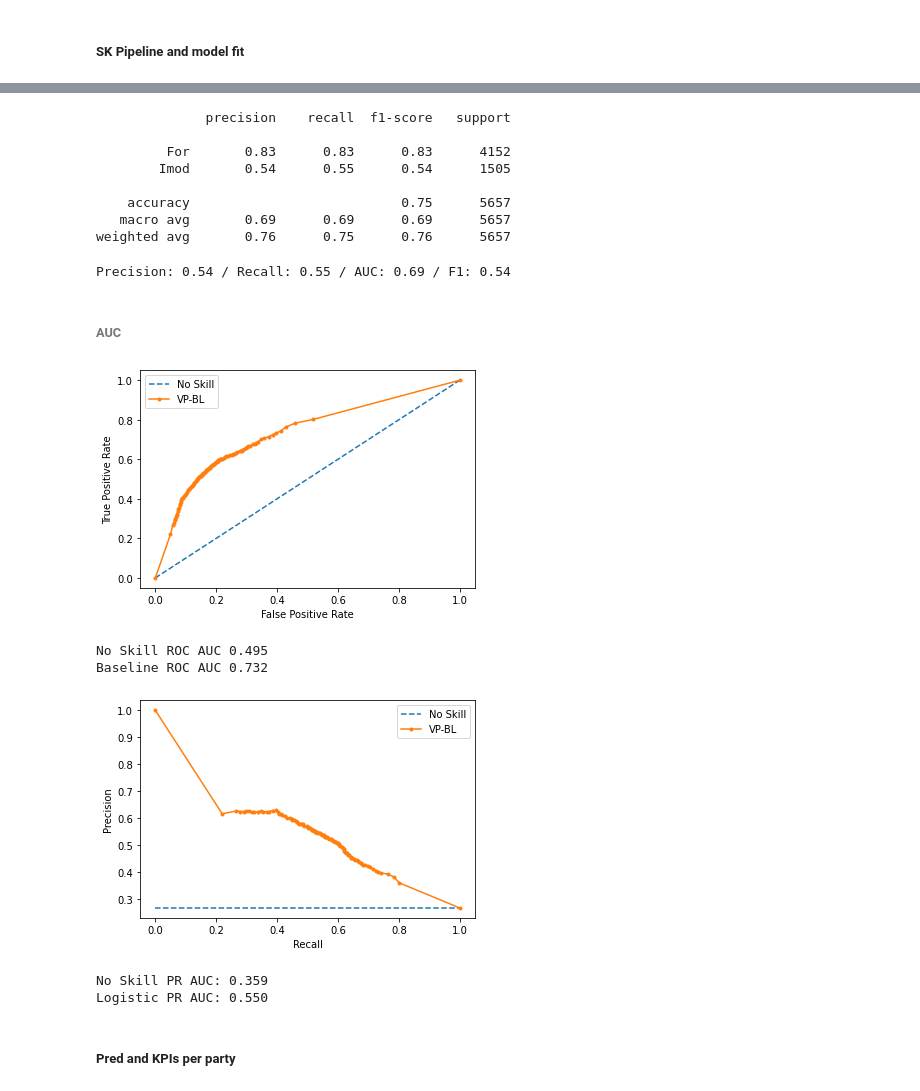
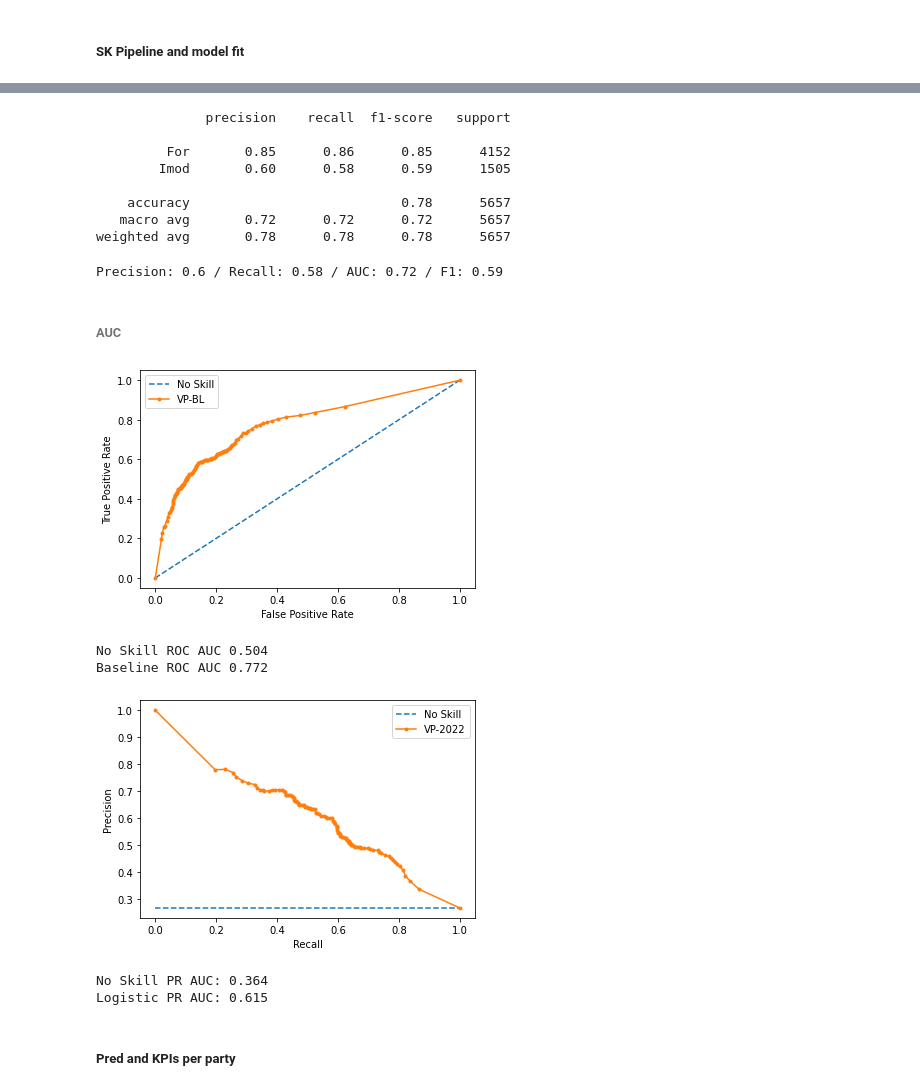
Before and after one commit to jonahank/Vote-Prediction-Model, a Jupyter notebook: vote_predictor/VP/pipeline_v1.ipynb, the cells around one changed output, grey strips where cells are left out. Drawn from its saved outputs; the diff is of its cells as text; code cells hidden in the pictures.

```diff
--- a/vote_predictor/VP/pipeline_v1.ipynb
+++ b/vote_predictor/VP/pipeline_v1.ipynb
@@ -558,7 +558,7 @@ Index(['politician', 'party2', 'vote_caller2', 'w_for', 'w_against', 'cos_sim',
       dtype='object')
 # %%
 ## Select the X_train variables here. See possibilities above
-X_train = X_train[["politician","w_for", "w_against"]]
+X_train = X_train[["party2", "vote_caller2", "cos_sim", "w_for", "w_against"]]
 X_test = X_test[X_train.columns]
 print("X_train:",len(X_train))
 print("y_train:",len(y_train))
@@ -634,12 +634,13 @@ class Debug(BaseEstimator, TransformerMixin):
 pipeline = Pipeline([
     #("Debug1", Debug()),
     ("Encode cats and scale", ColumnTransformer([
-        #("MinMax", MinMaxScaler(), ["cos_sim", "w_for", "w_against"]),
+        ("MinMax", MinMaxScaler(), ["cos_sim", "w_for", "w_against"]),
         #("MinMax", MinMaxScaler(), ["cos_sim"]),
-        ("MinMax", MinMaxScaler(), ["w_for", "w_against"]),
-        ("OneHot", OneHotEncoder(handle_unknown="ignore"), ["politician"]),
+        #("MinMax", MinMaxScaler(), ["w_for", "w_against"]),
+        #("OneHot", OneHotEncoder(handle_unknown="ignore"), ["politician"]),
+        #("OneHot", OneHotEncoder(handle_unknown="ignore"), ["politician", "vote_caller2"]),
         #("OneHot", OneHotEncoder(handle_unknown="ignore"), ["party2"]),
-        #("OneHot", OneHotEncoder(handle_unknown="ignore"), ["party2","vote_caller2"]),
+        ("OneHot", OneHotEncoder(handle_unknown="ignore"), ["party2","vote_caller2"]),
         #("OneHot", OneHotEncoder(handle_unknown="ignore"), ["party2", "politician"]),
         #("OneHot", OneHotEncoder(handle_unknown="ignore"), ["party2", "vote_caller2", "politician"]),
         # ("Keep Direction", "passthrough", ["DirectionDegree"]) # This would be needed because Column Transformer
@@ -670,12 +673,12 @@ print(classification_report(y_test, y_pred))
 # %% [output]
               precision    recall  f1-score   support
 
-         For       0.83      0.83      0.83      4152
-        Imod       0.54      0.55      0.54      1505
+         For       0.85      0.86      0.85      4152
+        Imod       0.60      0.58      0.59      1505
 
-    accuracy                           0.75      5657
-   macro avg       0.69      0.69      0.69      5657
-weighted avg       0.76      0.75      0.76      5657
+    accuracy                           0.78      5657
+   macro avg       0.72      0.72      0.72      5657
+weighted avg       0.78      0.78      0.78      5657
 # %%
 # Evaluate the predictions of the model on the holdout test set
 from sklearn.metrics import precision_score, recall_score, accuracy_score
@@ -693,7 +696,7 @@ f1 = f1_score(y_test2, y_pred2)
 print('Precision: {} / Recall: {} / AUC: {} / F1: {}'.format(
     round(precision, 2), round(recall, 2), round(auc,2), round(f1,2)))
 # %% [output]
-Precision: 0.54 / Recall: 0.55 / AUC: 0.69 / F1: 0.54
+Precision: 0.6 / Recall: 0.58 / AUC: 0.72 / F1: 0.59
 # %% [markdown]
 ###### AUC
 # %%
@@ -742,9 +745,9 @@ roc_auc = roc_auc_score(testy, pos_probs)
 print('No Skill ROC AUC %.3f' % roc_auc_noskill)
 print('Baseline ROC AUC %.3f' % roc_auc)
 # %% [output]
-[figure, old version]
+[figure, new version]
-No Skill ROC AUC 0.495
-Baseline ROC AUC 0.732
+No Skill ROC AUC 0.504
+Baseline ROC AUC 0.772
 # %%
 ## PR Curve
 from sklearn.metrics import precision_recall_curve
@@ -753,37 +756,37 @@ y = y_test2
 no_of_pos = len(y_test[y_test["vote"]=="Imod"])
 
 
 # calculate the no skill line as the proportion of the positive class
 no_skill = (no_of_pos / len(y))
 # plot the no skill precision-recall curve
 model = DummyClassifier(strategy='stratified')
 model.fit(X_train, y_train)
 yhat = model.predict_proba(X_test)
 pos_probs = yhat[:, 1]
 # calculate the precision-recall auc
 precision, recall, _ = precision_recall_curve(testy, pos_probs)
 auc_score_noskill = auc(recall, precision)
 pyplot.plot([0, 1], [no_skill, no_skill], linestyle='--', label='No Skill')
 
 # calculate model precision-recall curve
 pos_probs = pipeline.predict_proba(X_test)[:,1]
 precision, recall, _ = precision_recall_curve(testy, pos_probs)
 # plot the model precision-recall curve
-pyplot.plot(recall, precision, marker='.', label=f'VP-BL')
+pyplot.plot(recall, precision, marker='.', label=f'VP-2022')
 # axis labels
 pyplot.xlabel('Recall')
 pyplot.ylabel('Precision')
 # show the legend
 pyplot.legend()
 # show the plot
 pyplot.show()
 auc_score = auc(recall, precision)
 print('No Skill PR AUC: %.3f' % auc_score_noskill)
 print('Logistic PR AUC: %.3f' % auc_score)
 # %% [output]
-[figure, old version]
+[figure, new version]
-No Skill PR AUC: 0.359
-Logistic PR AUC: 0.550
+No Skill PR AUC: 0.364
+Logistic PR AUC: 0.615
 # %% [markdown]
 ##### Pred and KPIs per party
 # %%
```
Also changed, not shown: parts of 2 cells of this notebook.
